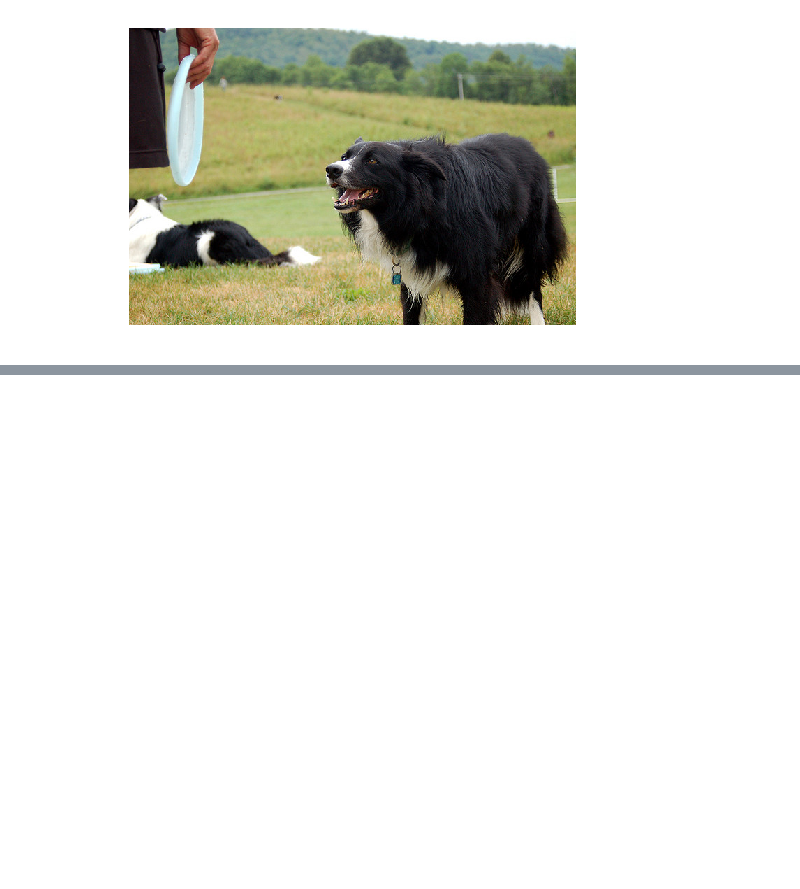
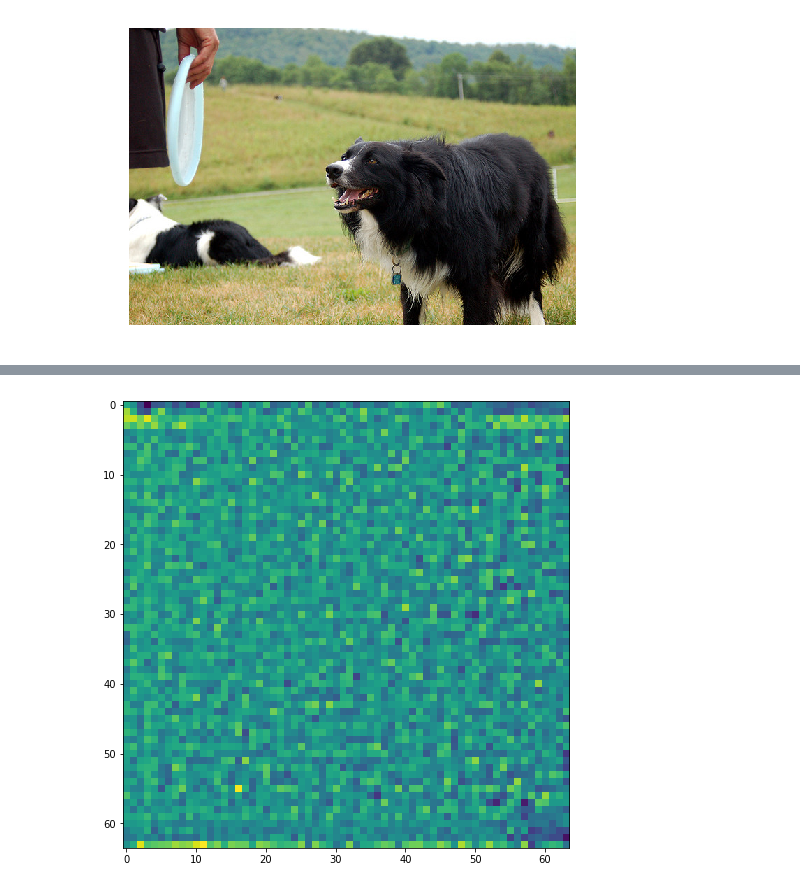
Before and after one commit to Beanin/object-to-object-style-transfer, a Jupyter notebook: transfer.ipynb, the cells around one changed output, grey strips where cells are left out. Saved outputs shown, nothing was run; the diff lists cells and outputs as text; code cells hidden in the pictures; blank space fills up the shorter version.

```diff
--- a/transfer.ipynb
+++ b/transfer.ipynb
@@ -111,8 +113,15 @@ del images
 [figure]
 [figure]
 # %%
-def prepare_img(img):
+def prepare_img(img, requires_grad=False):
     tens = torch.FloatTensor(img)
-    return Variable(tens.contiguous().view(1, *tens.shape))
+    transform = transforms.Compose([
+        transforms.ToPILImage(),
+        transforms.Resize((64, 64)),
+        transforms.ToTensor(),
+    ])
+    tens = transform(tens)
+    return Variable(tens.contiguous().view(1, *tens.shape), requires_grad=requires_grad)
 # %%
 gen_img = np.random.randint(0, 255, content.shape, dtype=np.uint8)
+gen_var = prepare_img(gen_img, requires_grad=True)
@@ -167,0 +220,5 @@ for i in range(newH * newW):
+# %%
+plt.imshow(np.moveaxis(gen_var[0].data[0].numpy().T, 0, -1))
+plt.show()
+# %% [output]
+[figure, added]
```
Also changed, not shown: parts of 19 cells of this notebook.
